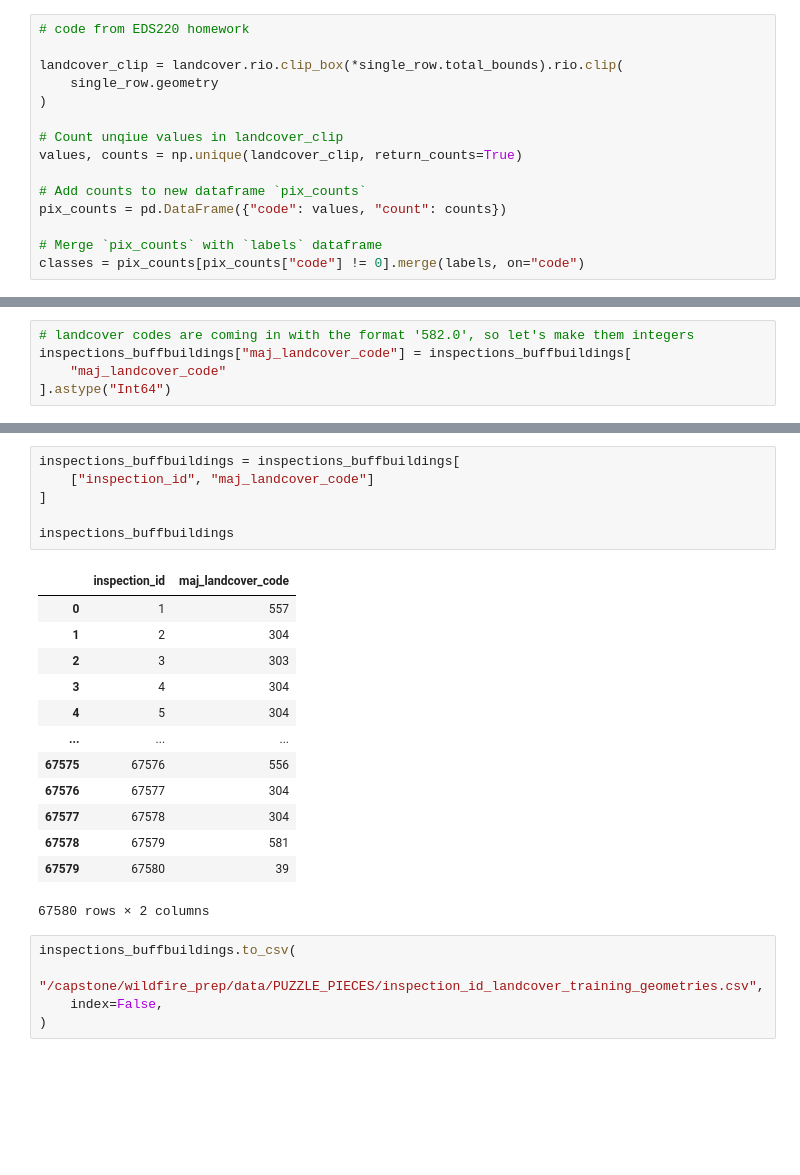
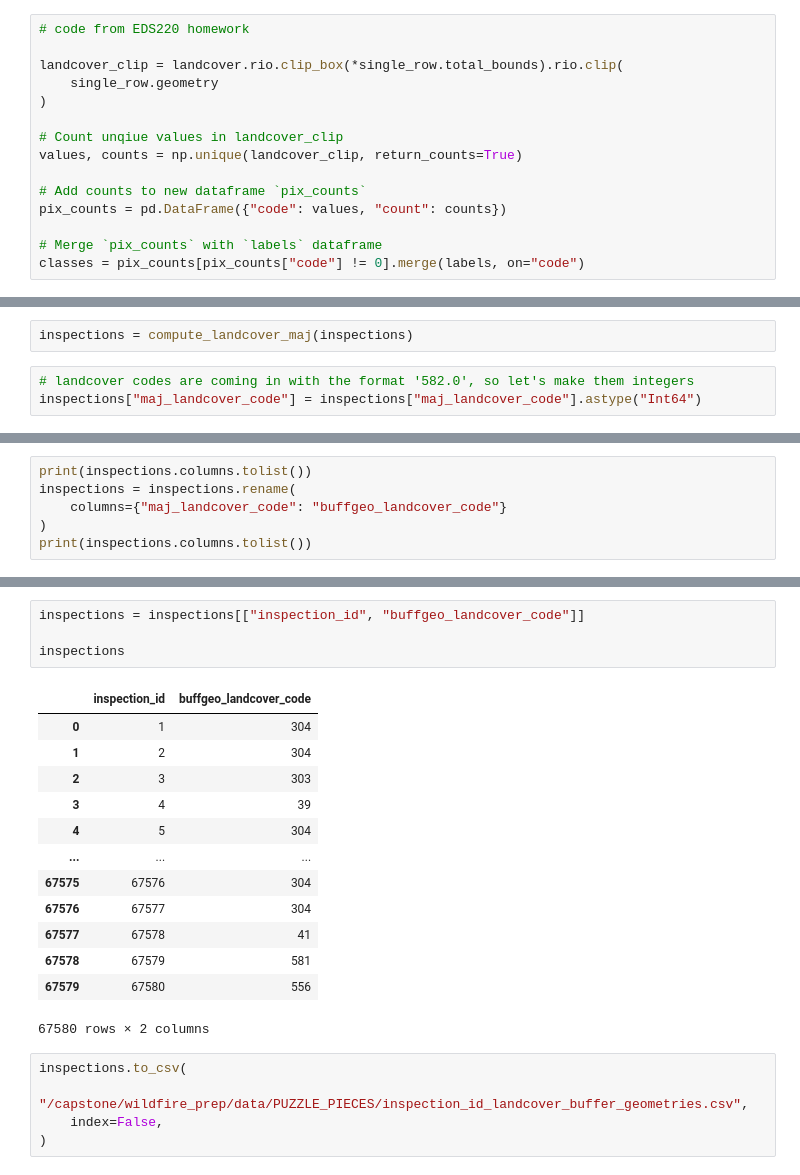
Before and after one commit to wildfire-prep/data-preparation, a Jupyter notebook: code/04_landcover_stats/landcover_stats.ipynb, the cells around one changed output, grey strips where cells are left out. Saved outputs shown, nothing was run; the diff lists cells and outputs as text; blank space fills up the shorter version.

```diff
--- a/code/04_landcover_stats/landcover_stats.ipynb
+++ b/code/04_landcover_stats/landcover_stats.ipynb
@@ -380,5 +316,5 @@ inspections_buffbuildings = compute_landcover_maj(inspections_buffbuildings)
+# %%
+inspections = compute_landcover_maj(inspections)
 # %%
 # landcover codes are coming in with the format '582.0', so let's make them integers
-inspections_buffbuildings["maj_landcover_code"] = inspections_buffbuildings[
-    "maj_landcover_code"
-].astype("Int64")
+inspections["maj_landcover_code"] = inspections["maj_landcover_code"].astype("Int64")
@@ -388,0 +321,6 @@ print(inspections_buffbuildings.columns.tolist())
+# %%
+print(inspections.columns.tolist())
+inspections = inspections.rename(
+    columns={"maj_landcover_code": "buffgeo_landcover_code"}
+)
+print(inspections.columns.tolist())
@@ -408,27 +349,25 @@ maj_landcover_code
 Name: count, dtype: Int64
 (67580, 2)
-# %%
-inspections_buffbuildings = inspections_buffbuildings[
-    ["inspection_id", "maj_landcover_code"]
-]
-
-inspections_buffbuildings
-# %% [output]
-|  | inspection_id | maj_landcover_code |
-| 0 | 1 | 557 |
-| 1 | 2 | 304 |
-| 2 | 3 | 303 |
-| 3 | 4 | 304 |
-| 4 | 5 | 304 |
-| ... | ... | ... |
-| 67575 | 67576 | 556 |
-| 67576 | 67577 | 304 |
-| 67577 | 67578 | 304 |
-| 67578 | 67579 | 581 |
-| 67579 | 67580 | 39 |
-67580 rows × 2 columns
+# %%
+inspections = inspections[["inspection_id", "buffgeo_landcover_code"]]
+
+inspections
+# %% [output]
+|  | inspection_id | buffgeo_landcover_code |
+| 0 | 1 | 304 |
+| 1 | 2 | 304 |
+| 2 | 3 | 303 |
+| 3 | 4 | 39 |
+| 4 | 5 | 304 |
+| ... | ... | ... |
+| 67575 | 67576 | 304 |
+| 67576 | 67577 | 304 |
+| 67577 | 67578 | 41 |
+| 67578 | 67579 | 581 |
+| 67579 | 67580 | 556 |
+67580 rows × 2 columns
 # %%
-inspections_buffbuildings.to_csv(
-    "/capstone/wildfire_prep/data/PUZZLE_PIECES/inspection_id_landcover_training_geometries.csv",
+inspections.to_csv(
+    "/capstone/wildfire_prep/data/PUZZLE_PIECES/inspection_id_landcover_buffer_geometries.csv",
     index=False,
 )
```
Also changed, not shown: parts of 15 cells of this notebook, 2 other files.
